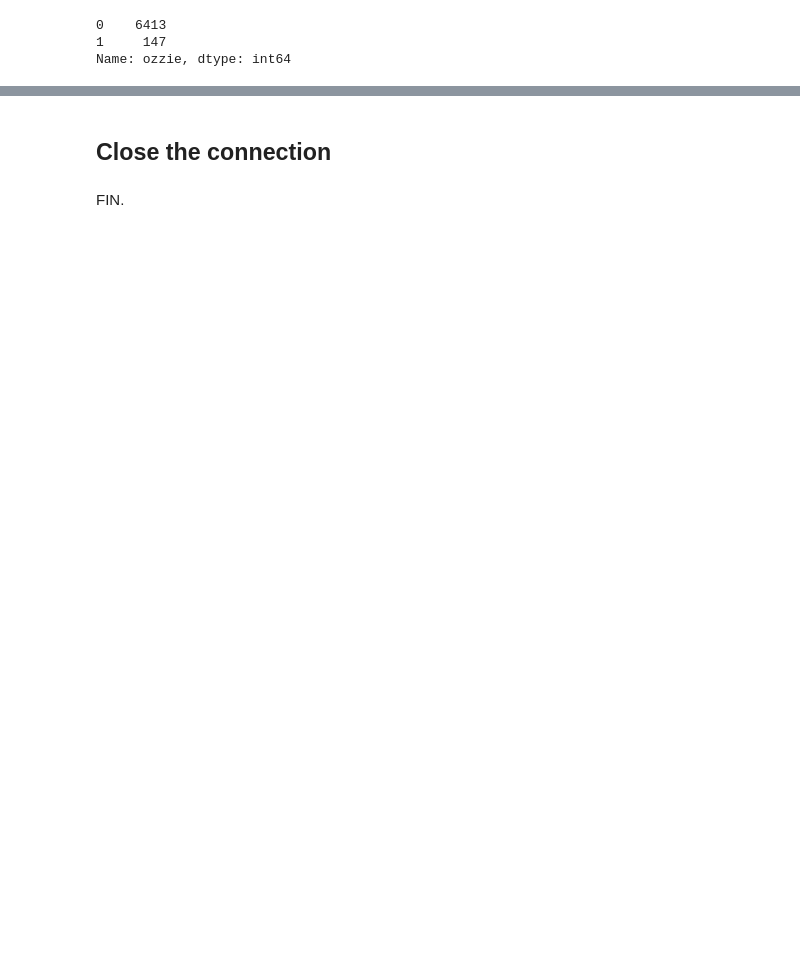
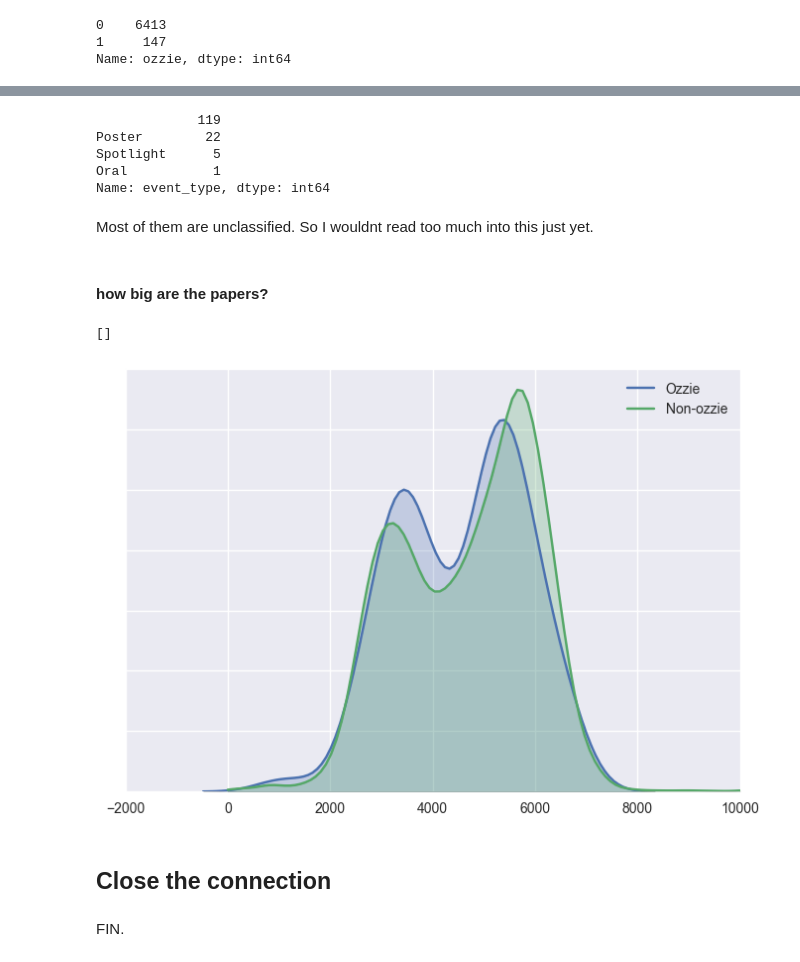
Before and after one commit to vivekbharadwaj/nips_papers_analysis, a Jupyter notebook: NOTEBOOKS/00_nips_analysis.ipynb, the cells around one changed output, grey strips where cells are left out. Drawn from its saved outputs; the diff is of its cells as text; code cells hidden in the pictures; blank space fills up the shorter version.

```diff
--- a/NOTEBOOKS/00_nips_analysis.ipynb
+++ b/NOTEBOOKS/00_nips_analysis.ipynb
@@ -218,3 +251,24 @@ Name: ozzie, dtype: int64
+# %%
+df_papers[df_papers.ozzie == 1].event_type.value_counts()
+# %% [output]
+             119
+Poster        22
+Spotlight      5
+Oral           1
+Name: event_type, dtype: int64
+# %% [markdown]
+Most of them are unclassified. So I wouldnt read too much into this just yet.
+# %% [markdown]
+#### how big are the papers?
+# %%
+fig, ax = plt.subplots()
+sns.kdeplot(df_papers.loc[df_papers.ozzie == 1,'paper_length'], shade=True, ax = ax)
+sns.kdeplot(df_papers.loc[df_papers.ozzie == 0,'paper_length'], shade=True, ax = ax, clip=(0,10000))
+ax.legend(labels=['Ozzie','Non-ozzie'], loc = 'best')
+ax.yaxis.set_ticklabels([])
+# %% [output]
+[]
+[figure, added]
 # %% [markdown]
 ## Close the connection
 # %%
```
Also changed, not shown: parts of 7 cells of this notebook.
